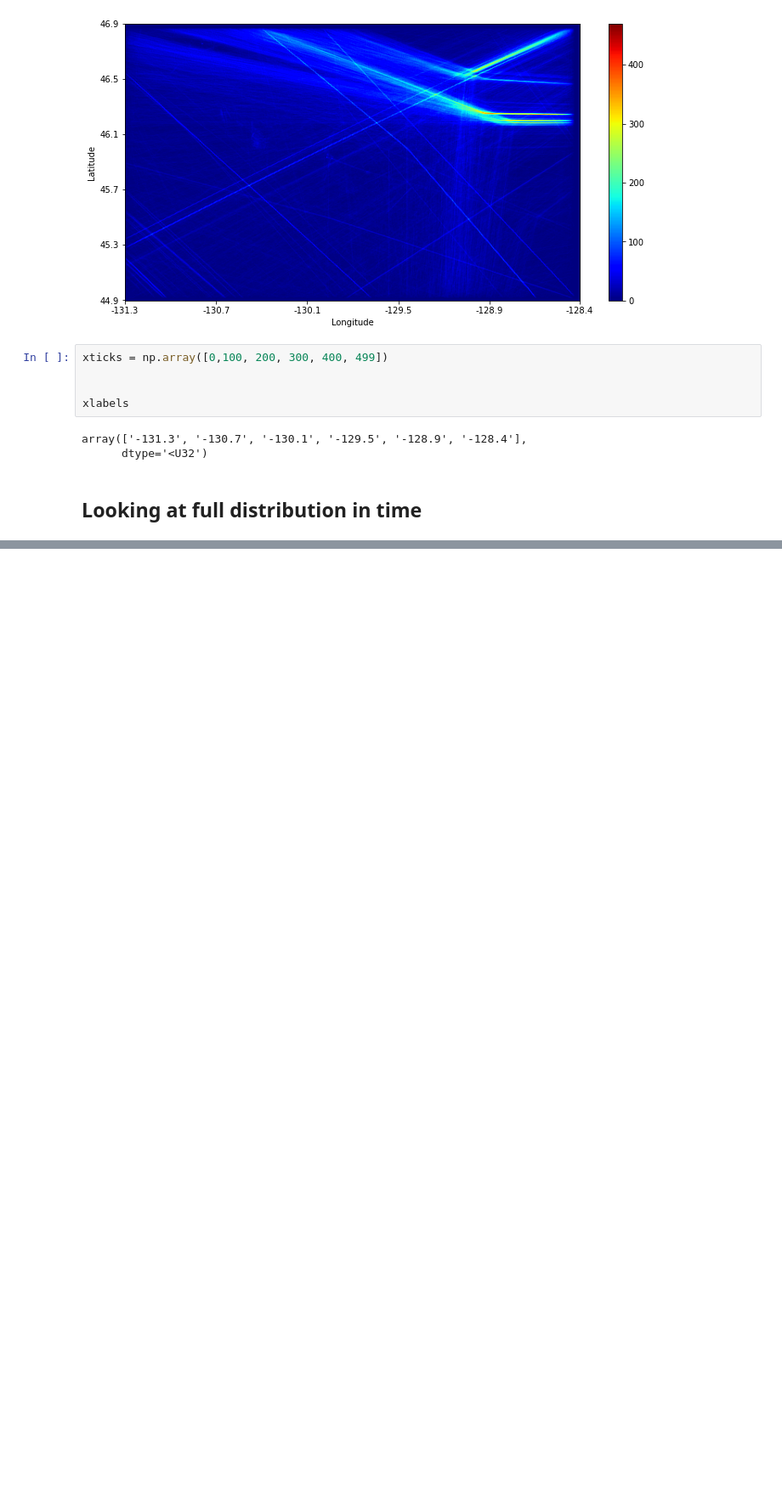
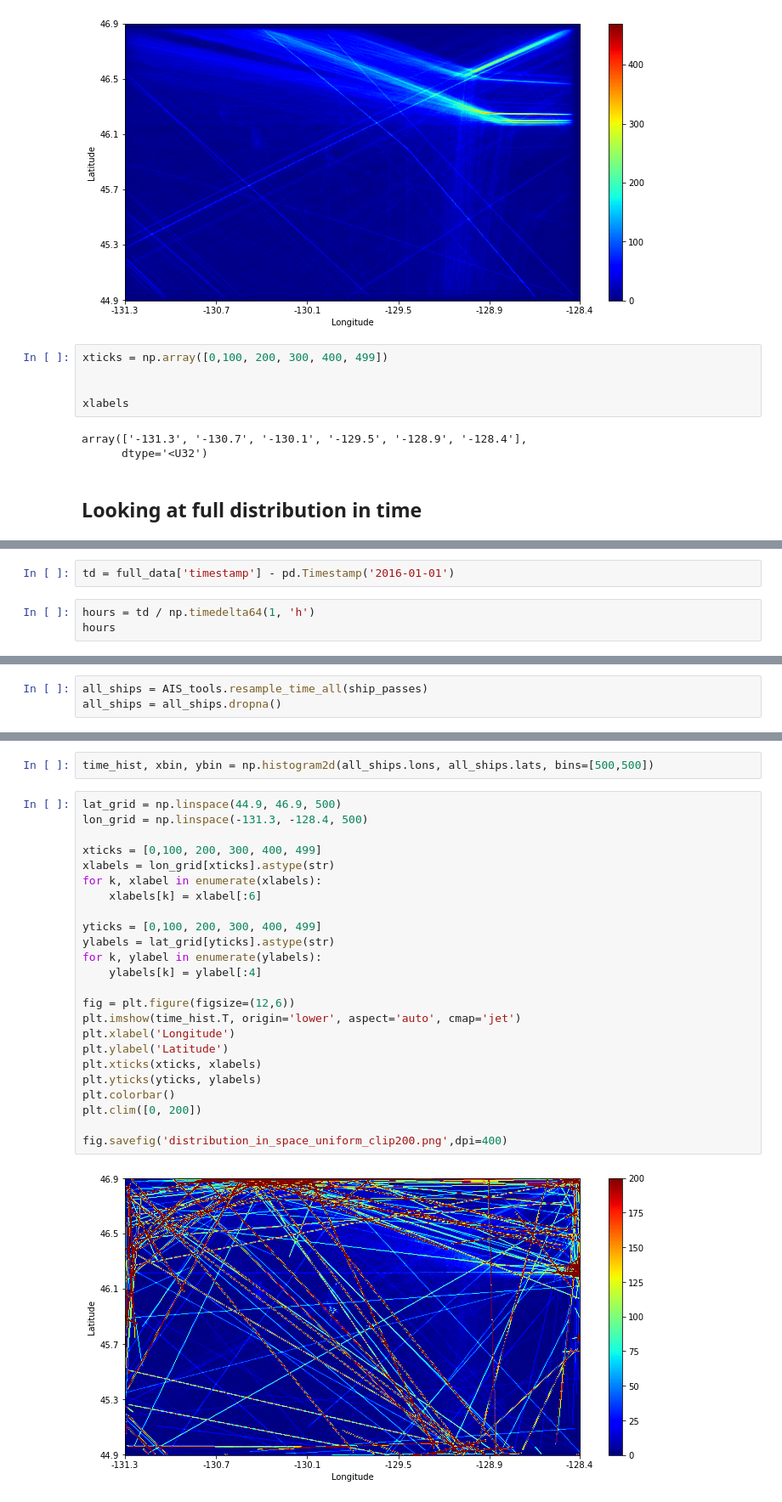
Before and after one commit to John-Ragland/AIS_data_analysis, a Jupyter notebook: Building AIS_tools.ipynb, the cells around one changed output, grey strips where cells are left out. Shown at 85% size. Drawn from its saved outputs; the diff is of its cells as text; blank space fills up the shorter version.

```diff
--- a/Building AIS_tools.ipynb
+++ b/Building AIS_tools.ipynb
@@ -135,0 +150,5 @@ px.scatter(x=ship_passes[idx].LON, y=ship_passes[idx].LAT)
+# %%
+td = full_data['timestamp'] - pd.Timestamp('2016-01-01')
+# %%
+hours = td / np.timedelta64(1, 'h')
+hours
@@ -135,0 +245,3 @@ px.scatter(x=ship_passes[idx].LON, y=ship_passes[idx].LAT)
+# %%
+all_ships = AIS_tools.resample_time_all(ship_passes)
+all_ships = all_ships.dropna()
@@ -135,0 +257,28 @@ px.scatter(x=ship_passes[idx].LON, y=ship_passes[idx].LAT)
+# %%
+time_hist, xbin, ybin = np.histogram2d(all_ships.lons, all_ships.lats, bins=[500,500])
+# %%
+lat_grid = np.linspace(44.9, 46.9, 500)
+lon_grid = np.linspace(-131.3, -128.4, 500)
+
+xticks = [0,100, 200, 300, 400, 499]
+xlabels = lon_grid[xticks].astype(str)
+for k, xlabel in enumerate(xlabels):
+    xlabels[k] = xlabel[:6]
+
+yticks = [0,100, 200, 300, 400, 499]
+ylabels = lat_grid[yticks].astype(str)
+for k, ylabel in enumerate(ylabels):
+    ylabels[k] = ylabel[:4]
+
+fig = plt.figure(figsize=(12,6))
+plt.imshow(time_hist.T, origin='lower', aspect='auto', cmap='jet')
+plt.xlabel('Longitude')
+plt.ylabel('Latitude')
+plt.xticks(xticks, xlabels)
+plt.yticks(yticks, ylabels)
+plt.colorbar()
+plt.clim([0, 200])
+
+fig.savefig('distribution_in_space_uniform_clip200.png',dpi=400)
+# %% [output]
+[figure, added]
```
Also changed, not shown: parts of 41 cells of this notebook, 3 other files.
